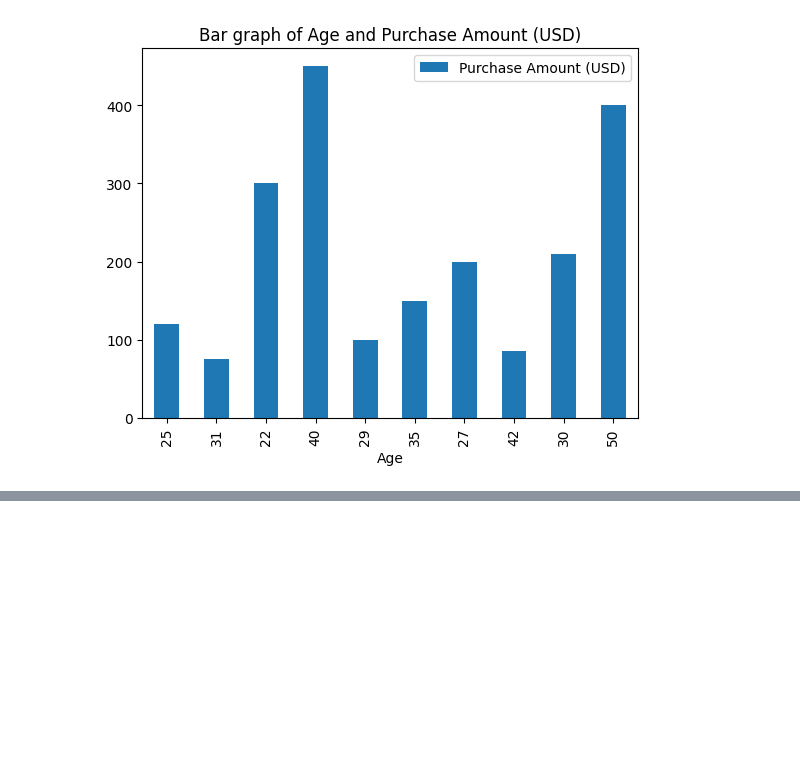
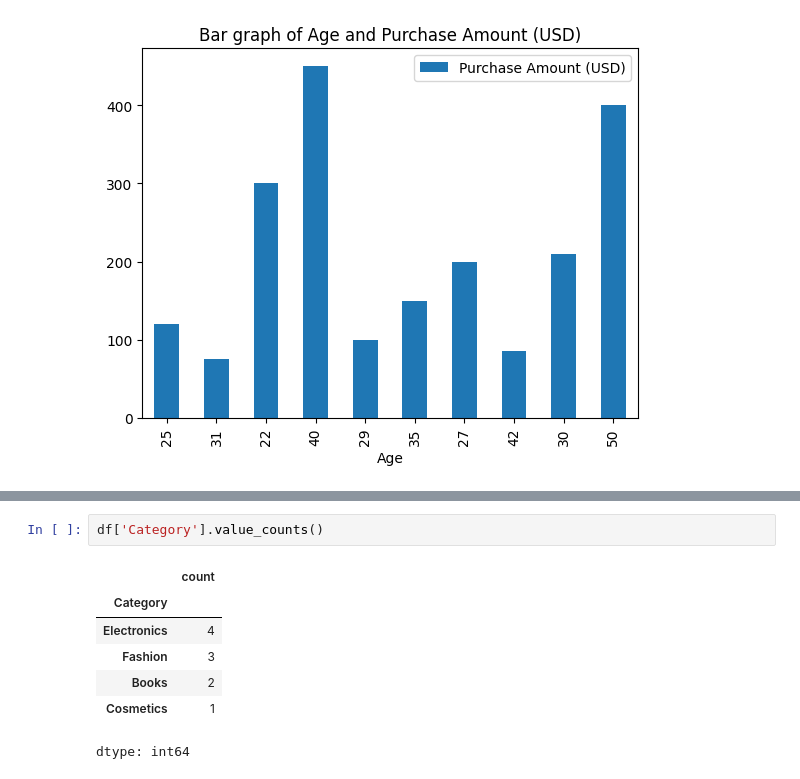
Before and after one commit to Grace-1420/mock_analysis.py, a Jupyter notebook: Copy_of_Notebooks_intro.ipynb, the cells around one changed output, grey strips where cells are left out. Saved outputs shown, nothing was run; the diff lists cells and outputs as text; blank space fills up the shorter version.

```diff
--- a/Copy_of_Notebooks_intro.ipynb
+++ b/Copy_of_Notebooks_intro.ipynb
@@ -57,0 +64,10 @@ plt.show
+# %%
+df['Category'].value_counts()
+# %% [output]
+|  | count |
+| Category |  |
+| Electronics | 4 |
+| Fashion | 3 |
+| Books | 2 |
+| Cosmetics | 1 |
+dtype: int64
```
Also changed, not shown: parts of 3 cells of this notebook.
